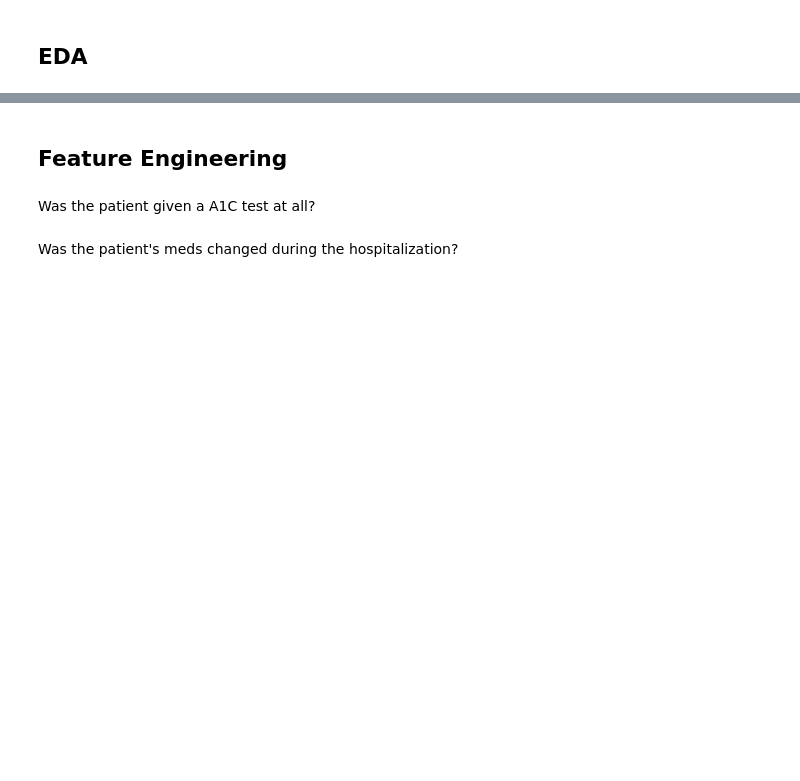
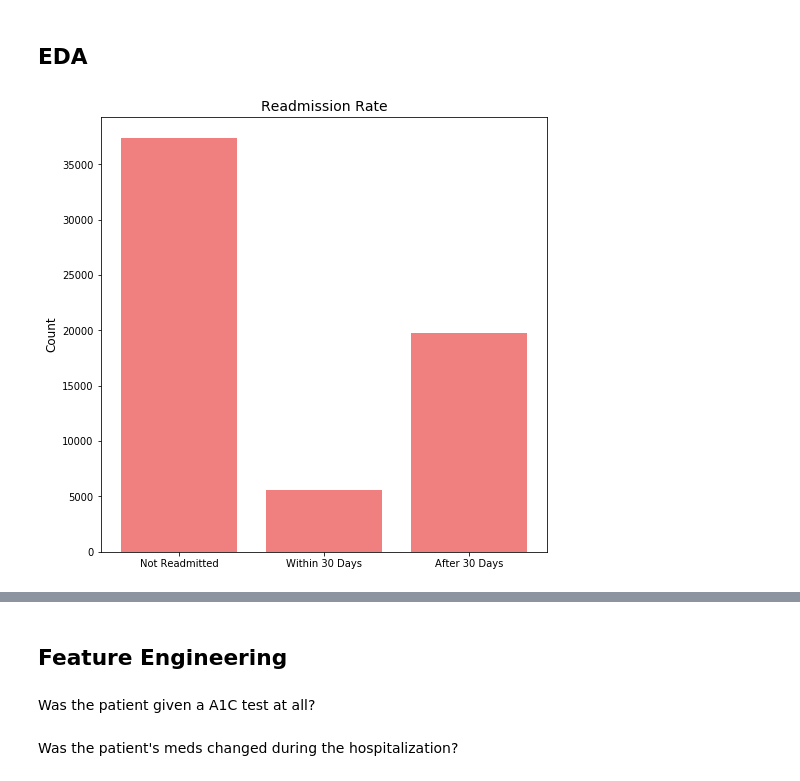
Before and after one commit to ArenCarpenter/Diabetes_Hospitalizations, a Jupyter notebook: Diabetes_Hospitalizations.ipynb, the cells around one changed output, grey strips where cells are left out. Saved outputs shown, nothing was run; the diff lists cells and outputs as text; code cells hidden in the pictures; blank space fills up the shorter version.

```diff
--- a/Diabetes_Hospitalizations.ipynb
+++ b/Diabetes_Hospitalizations.ipynb
@@ -61,0 +74,12 @@ df.time_in_hospital.plot(kind='hist')
+# %%
+x = ['Not Readmitted', 'Within 30 Days', 'After 30 Days']
+y = [len(df[df.readmitted == 0]), len(df[df.readmitted == 1]), len(df[df.readmitted == 2])]
+# %%
+plt.figure(figsize=(8,8))
+plt.bar(x, y, color ='lightcoral')
+plt.title('Readmission Rate', fontsize=14)
+plt.ylabel('Count', fontsize=12)
+# plt.savefig('Readmit_rate.png')
+plt.show()
+# %% [output]
+[figure, added]
```
Also changed, not shown: parts of 62 cells of this notebook, 3 other files.
